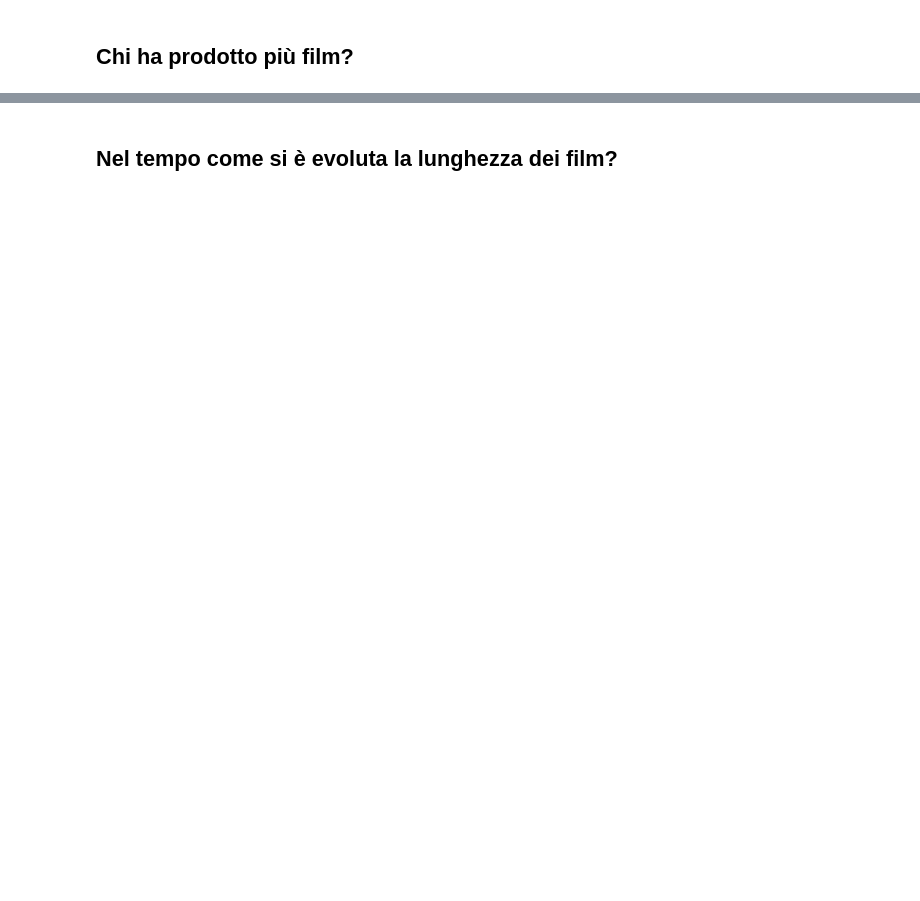
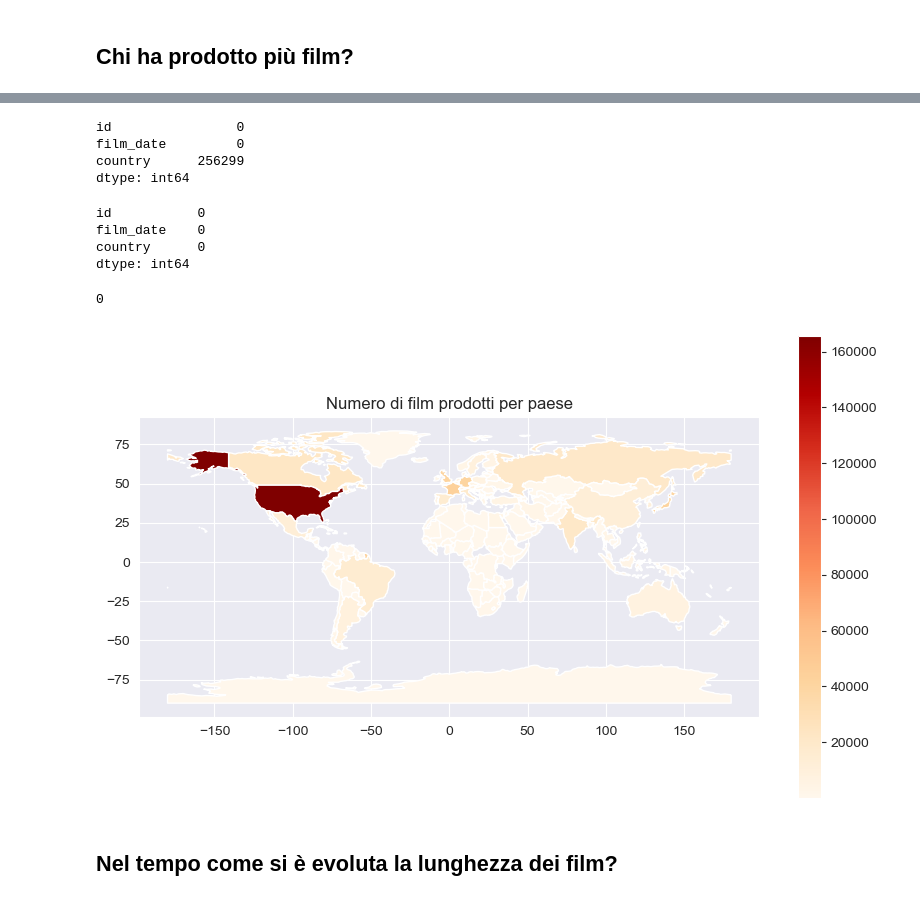
Before and after one commit to RasoFederico/ProgettoIUM-TWEB, a Jupyter notebook: Progetto_IUM/ProgettoIUM.ipynb, the cells around one changed output, grey strips where cells are left out. Saved outputs shown, nothing was run; the diff lists cells and outputs as text; code cells hidden in the pictures; blank space fills up the shorter version.

Commit message:
aggiornamento del codice coi due grafici che erano sul branch film_per_anno

```diff
--- a/Progetto_IUM/ProgettoIUM.ipynb
+++ b/Progetto_IUM/ProgettoIUM.ipynb
@@ -196,0 +226,6 @@ plt.show()
+# %%
+new_country_df = countries_df.copy()
+new_country_df.dropna(axis=0,inplace=True)
+# %%
+movies_per_year_df = pd.merge(movies_per_year_df,new_country_df,on='id',how='left')
+movies_per_year_df.head()
@@ -197,2 +239,49 @@ plt.show()
+# %%
+movies_per_year_df.isnull().sum()
+# %% [output]
+id                0
+film_date         0
+country      256299
+dtype: int64
+# %%
+movies_per_year_df.dropna(axis=0,inplace=True)
+movies_per_year_df.isnull().sum()
+# %% [output]
+id           0
+film_date    0
+country      0
+dtype: int64
+# %%
+print(movies_per_year_df.duplicated().sum())
+# %% [output]
+0
+# %%
+movies_per_year_df['country'] = movies_per_year_df['country'].replace('State of Palestine','Palestine')
+movies_per_year_df['country'] = movies_per_year_df['country'].replace('USSR','Russia')
+movies_per_year_df['country'] = movies_per_year_df['country'].replace('Democratic Republic of Congo','Dem. Rep. Congo')
+movies_per_year_df['country'] = movies_per_year_df['country'].replace('Russian Federation','Russia')
+movies_per_year_df['country'] = movies_per_year_df['country'].replace('Central African Republic','Central African rep.')
+movies_per_year_df['country'] = movies_per_year_df['country'].replace('South Sudan','S. Sudan')
+movies_per_year_df['country'] = movies_per_year_df['country'].replace('Bolivarian Republic of Venezuela','Venezuela')
+movies_per_year_df['country'] = movies_per_year_df['country'].replace('UK','United Kingdom')
+all_countries = movies_per_year_df['country'].unique().tolist()
+# %%
+country_count = movies_per_year_df['country'].value_counts().reset_index()
+country_count.columns = ['country','film_count']
+
+country_count['country']= country_count['country'].replace('USA', 'United States of America')
+merged = world.merge(country_count, left_on='NAME', right_on='country', how='left')
+fig, ax = plt.subplots(1, 1, figsize=(10, 6))
+merged.plot(column='film_count', cmap='OrRd', legend=True, ax=ax)
+ax.set_title('Numero di film prodotti per paese')
+countries_world = world['NAME'].unique().tolist()
+set_countries_world = set(countries_world)
+set_all_countries= set(all_countries)
+countries_not_in_reference = set_all_countries - set_countries_world
+countries_not_in_reference = list(countries_not_in_reference)
+
+plt.show()
+# %% [output]
+[figure, added]
 # %% [markdown]
 ## Nel tempo come si è evoluta la lunghezza dei film?
```
Also changed, not shown: parts of 17 cells of this notebook.
